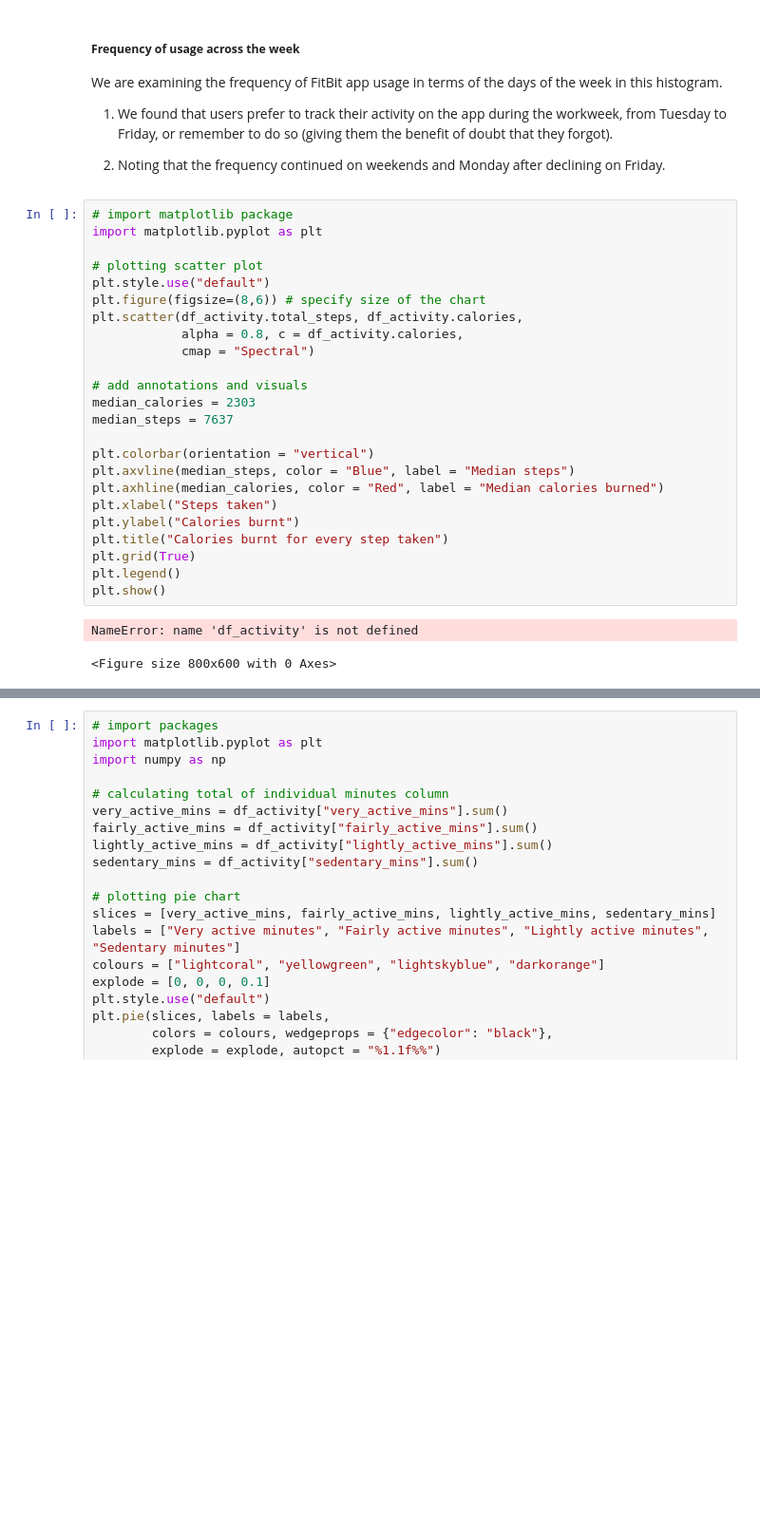
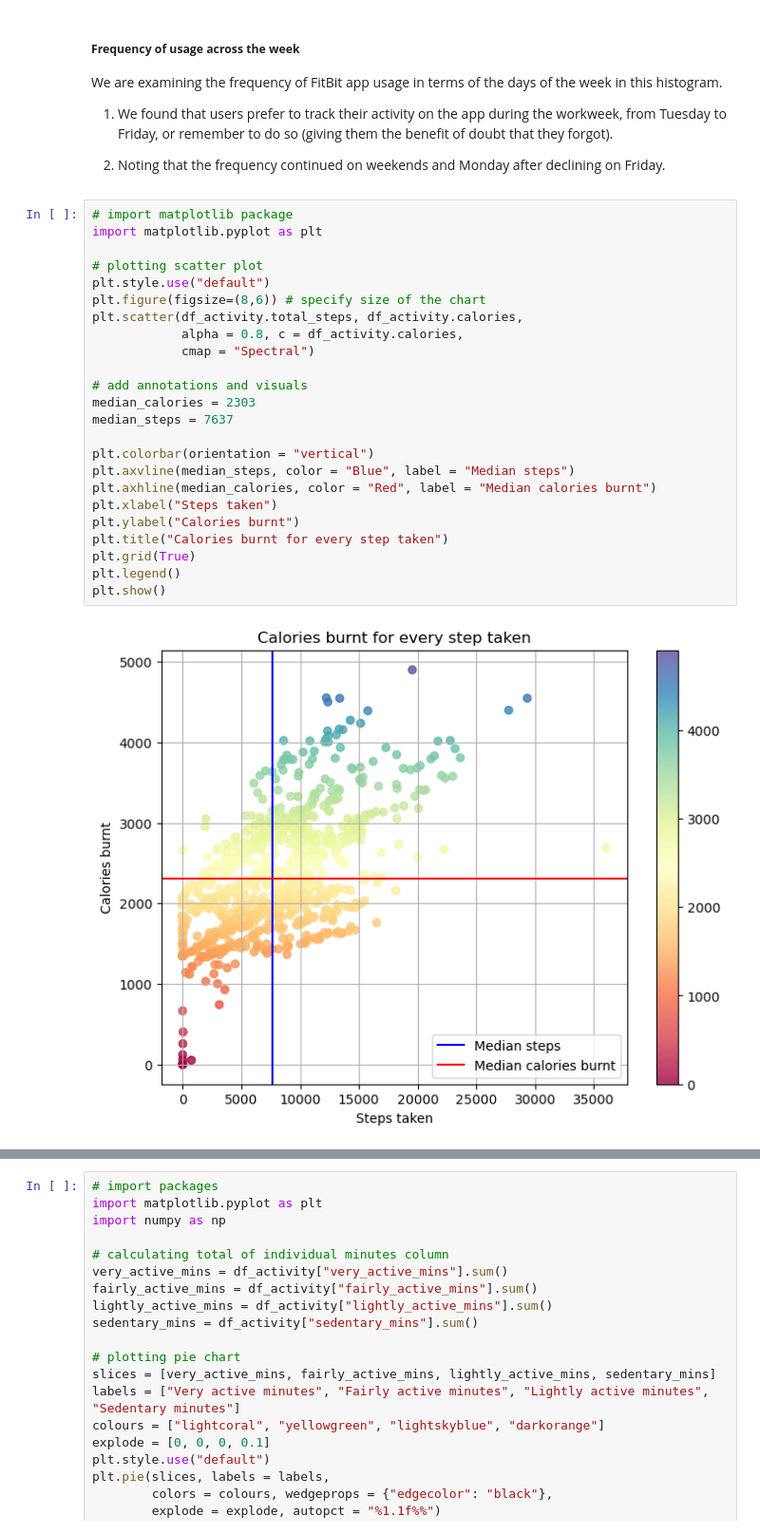
Before and after one commit to AnaGallegos/Google-Data-Analytics-Capstone, a Jupyter notebook: bellabeat-data-analysis - AGG.ipynb, the cells around one changed output, grey strips where cells are left out. Shown at 95% size. Drawn from its saved outputs; the diff is of its cells as text; blank space fills up the shorter version.

```diff
--- a/bellabeat-data-analysis - AGG.ipynb
+++ b/bellabeat-data-analysis - AGG.ipynb
@@ -370,28 +378,27 @@ We are examining the frequency of FitBit app usage in terms of the days of the w
 # %%
 # import matplotlib package
 import matplotlib.pyplot as plt
 
 # plotting scatter plot
 plt.style.use("default")
 plt.figure(figsize=(8,6)) # specify size of the chart
 plt.scatter(df_activity.total_steps, df_activity.calories,
             alpha = 0.8, c = df_activity.calories,
             cmap = "Spectral")
 
 # add annotations and visuals
 median_calories = 2303
 median_steps = 7637
 
 plt.colorbar(orientation = "vertical")
 plt.axvline(median_steps, color = "Blue", label = "Median steps")
-plt.axhline(median_calories, color = "Red", label = "Median calories burned")
+plt.axhline(median_calories, color = "Red", label = "Median calories burnt")
 plt.xlabel("Steps taken")
 plt.ylabel("Calories burnt")
 plt.title("Calories burnt for every step taken")
 plt.grid(True)
 plt.legend()
 plt.show()
 # %% [output]
-NameError: name 'df_activity' is not defined
-<Figure size 800x600 with 0 Axes>
+[figure, added]
 # %% [markdown]
```
Also changed, not shown: parts of 7 cells of this notebook.
